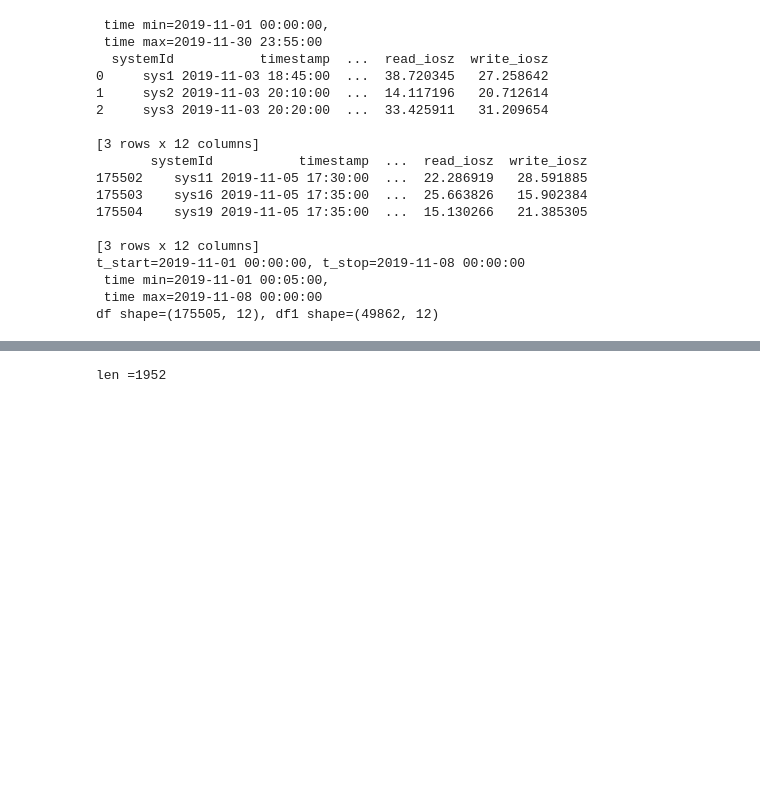
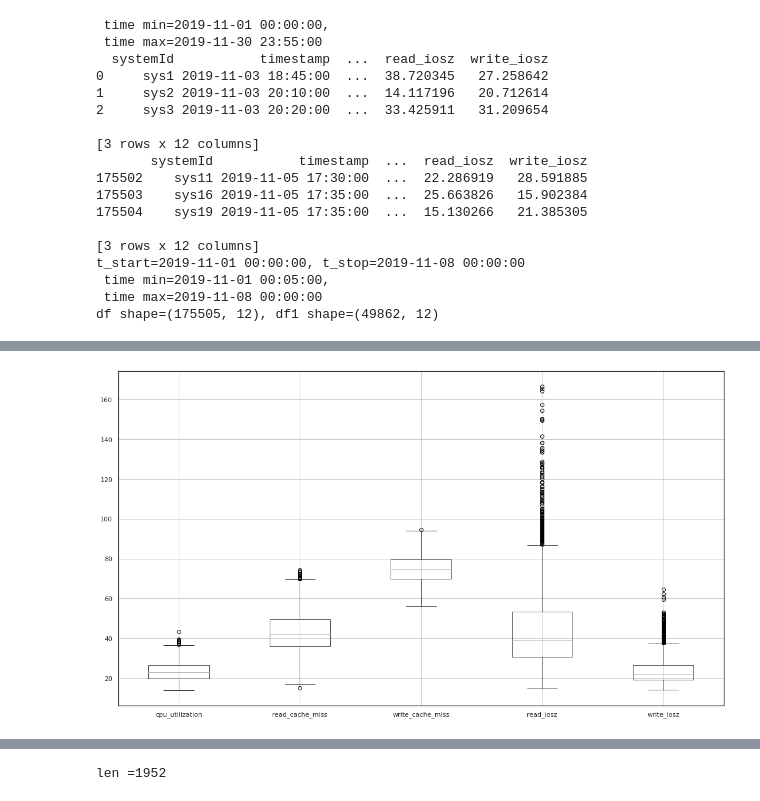
Before and after one commit to FrankGangWang/AppliedML_Python_Coursera, a Jupyter notebook: Copy_of_Copy_of_Interview_for_DataScience_2.ipynb, the cells around one changed output, grey strips where cells are left out. Cells and saved outputs as stored; diff of their text form; code cells hidden in the pictures; blank space fills up the shorter version.

```diff
--- a/Copy_of_Copy_of_Interview_for_DataScience_2.ipynb
+++ b/Copy_of_Copy_of_Interview_for_DataScience_2.ipynb
@@ -137,0 +170,6 @@ df shape=(175505, 12), df1 shape=(49862, 12)
+# %%
+boxplot = df1_sysId.boxplot(column=[ 'cpu_utilization', 'read_cache_miss', 'write_cache_miss', 'read_iosz', 'write_iosz'])
+fig = plt.gcf()
+fig.set_size_inches(18.5, 10.5)
+# %% [output]
+[figure, added]
```
Also changed, not shown: parts of 10 cells of this notebook.
